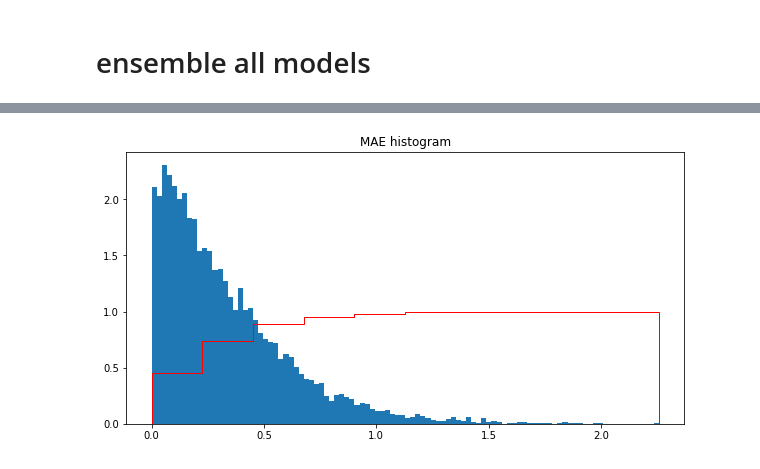
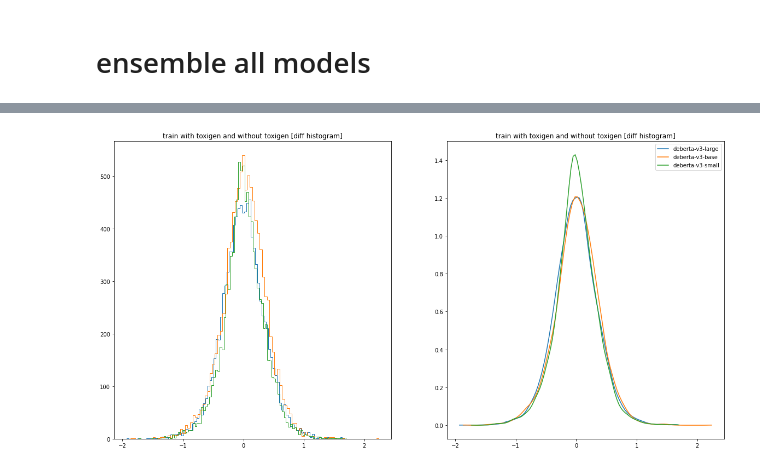
Before and after one commit to OrKatz7/parler-hate-speech, a Jupyter notebook: notebooks/results.ipynb, the cells around one changed output, grey strips where cells are left out. Drawn from its saved outputs; the diff is of its cells as text; code cells hidden in the pictures.

```diff
--- a/notebooks/results.ipynb
+++ b/notebooks/results.ipynb
@@ -14,3 +10,14 @@ from matplotlib import pyplot as plt
+# %%
+FIX_TTA = True
+if FIX_TTA:
+    def get_label(row):
+        f = row['fold']
+        return row[f'tta_score_fold_{f}']
+    pkl = [row for row in glob.glob("*/*/*.pkl") if "_reg" in row and "tta" in row]
+    for p in pkl:
+        df = pd.read_pickle(p)
+        df['pred_label_mean'] = df.apply(lambda row: get_label(row), axis=1)
+        df.to_pickle(p)
 # %%
 def get_ensemble_score(pkl,ensemble_name):
     group = []
@@ -98,6 +143,6 @@ backtranslate_df
 # %%
-pkl = [row for row in glob.glob("*/*/*.pkl") if "_reg" in row]
-group,type_mode,y,Score,Names,all_df = get_ensemble_score(pkl,ensemble_name='all')
-all_df = all_df[all_df.model=='ensemble']
-all_df
+pkl = [row for row in glob.glob("outputs*/*/*.pkl") if "_reg" in row and "unitary" not in row]
+group,type_mode,y,Score,Names,all_df2 = get_ensemble_score(pkl,ensemble_name='all')
+all_df = all_df2[all_df2.model=='ensemble']
+all_df.set_index(['exp','model','TTA']).sort_values(by='rmse',ascending=False)
 # %% [output]
@@ -139,9 +249,36 @@ plt.show()
 # %%
-plt.figure(figsize=[10,5])
-A = abs(np.array(group)[5]-np.array(group)[0])*4
-plt.hist(A,density=True,bins=100)
-plt.hist(A,density=True, cumulative=True, label='CDF', histtype='step',color='red')
-plt.title("MAE histogram")
+plt.figure(figsize=[20,10])
+m0,m1 =2,15
+A = (np.array(group)[m0]-np.array(group)[m1])*4
+density = stats.gaussian_kde(A)
+plt.subplot(121)
+n, x, _ = plt.hist(A,density=False,bins=100,label='deberta-v3-large',histtype=u'step')
+plt.subplot(122)
+plt.plot(x, density(x),label='deberta-v3-large')
+
+m0,m1 =0,12
+A = (np.array(group)[m0]-np.array(group)[m1])*4
+density = stats.gaussian_kde(A)
+plt.subplot(121)
+n, x, _ = plt.hist(A,density=False,bins=100,label='deberta-v3-base',histtype=u'step')
+plt.subplot(122)
+plt.plot(x, density(x),label='deberta-v3-base')
+
+
+m0,m1 =4,16
+A = (np.array(group)[m0]-np.array(group)[m1])*4
+density = stats.gaussian_kde(A)
+plt.subplot(121)
+n, x, _ = plt.hist(A,density=False,bins=100,label='deberta-v3-smal',histtype=u'step')
+plt.title(f"train with toxigen and without toxigen [diff histogram]")
+plt.subplot(122)
+plt.plot(x, density(x),label='deberta-v3-small')
+
+# # name0 = str(all_df2.iloc[m0]['exp']) + str(all_df2.iloc[m0]['type_mode'])
+# # name1 = str(all_df2.iloc[m1]['exp']) + str(all_df2.iloc[m1]['type_mode'])
+# # plt.title(f"{name0} - {name1} diff MAE histogram")
+plt.title(f"train with toxigen and without toxigen [diff histogram]")
+plt.legend()
 plt.show()
 # %% [output]
-[figure, old version]
+[figure, new version]
```
Also changed, not shown: parts of 31 cells of this notebook, 8 other files.
